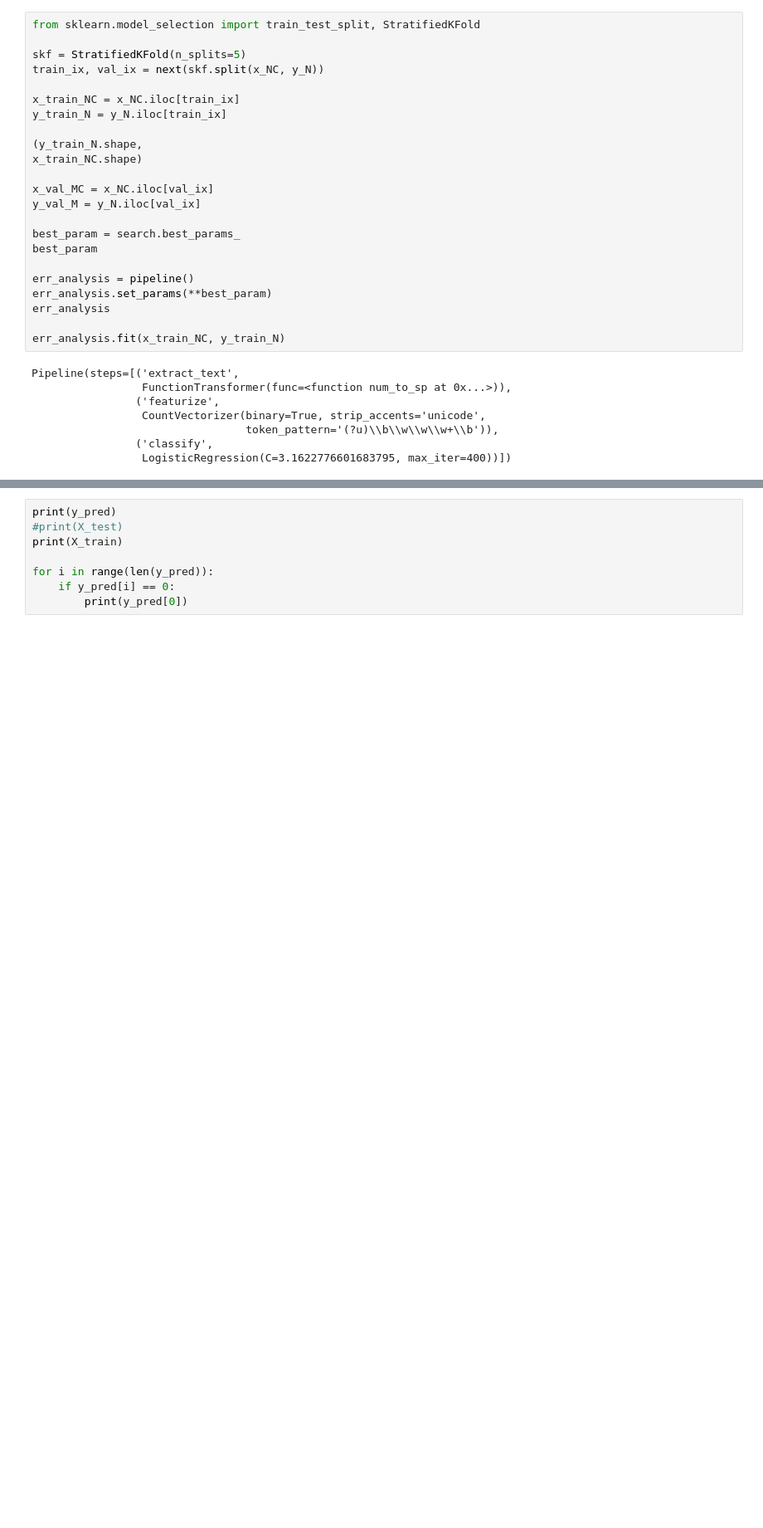
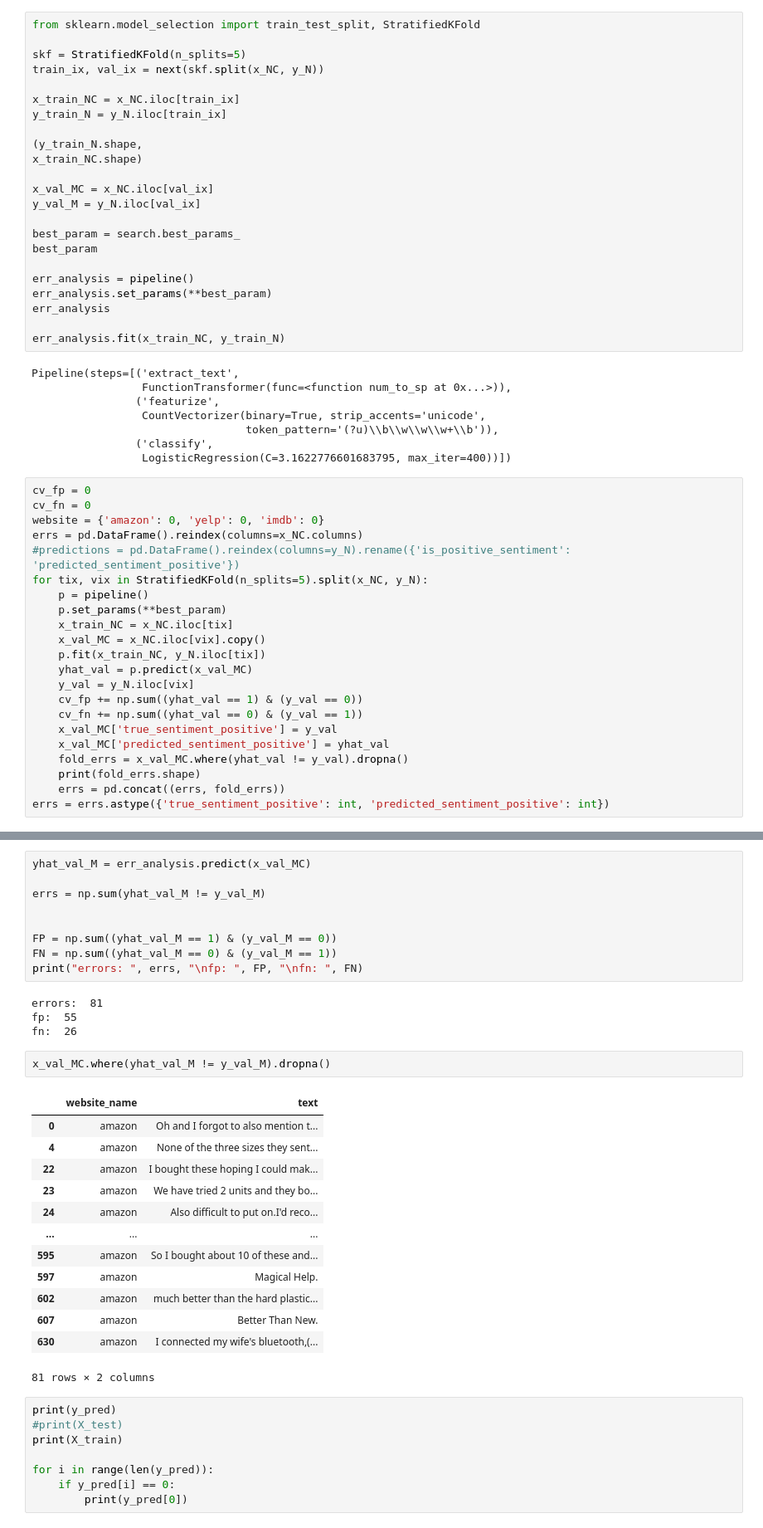
Before and after one commit to jmkeusch/cs135_proja, a Jupyter notebook: problem1_figures.ipynb, the cells around one changed output, grey strips where cells are left out. Shown at 83% size. Drawn from its saved outputs; the diff is of its cells as text; blank space fills up the shorter version.

Commit message:
more error analysis

```diff
--- a/problem1_figures.ipynb
+++ b/problem1_figures.ipynb
@@ -112,3 +113,25 @@ Pipeline(steps=[('extract_text',
                                  token_pattern='(?u)\\b\\w\\w\\w+\\b')),
                 ('classify',
                  LogisticRegression(C=3.1622776601683795, max_iter=400))])
+# %%
+cv_fp = 0
+cv_fn = 0
+website = {'amazon': 0, 'yelp': 0, 'imdb': 0}
+errs = pd.DataFrame().reindex(columns=x_NC.columns)
+#predictions = pd.DataFrame().reindex(columns=y_N).rename({'is_positive_sentiment': 'predicted_sentiment_positive'})
+for tix, vix in StratifiedKFold(n_splits=5).split(x_NC, y_N):
+    p = pipeline()
+    p.set_params(**best_param)
+    x_train_NC = x_NC.iloc[tix]
+    x_val_MC = x_NC.iloc[vix].copy()
+    p.fit(x_train_NC, y_N.iloc[tix])
+    yhat_val = p.predict(x_val_MC)
+    y_val = y_N.iloc[vix]
+    cv_fp += np.sum((yhat_val == 1) & (y_val == 0))
+    cv_fn += np.sum((yhat_val == 0) & (y_val == 1))
+    x_val_MC['true_sentiment_positive'] = y_val
+    x_val_MC['predicted_sentiment_positive'] = yhat_val
+    fold_errs = x_val_MC.where(yhat_val != y_val).dropna()
+    print(fold_errs.shape)
+    errs = pd.concat((errs, fold_errs))
+errs = errs.astype({'true_sentiment_positive': int, 'predicted_sentiment_positive': int})
@@ -115,3 +169,32 @@ Pipeline(steps=[('extract_text',
+# %%
+yhat_val_M = err_analysis.predict(x_val_MC)
+
+errs = np.sum(yhat_val_M != y_val_M)
+
+
+FP = np.sum((yhat_val_M == 1) & (y_val_M == 0))
+FN = np.sum((yhat_val_M == 0) & (y_val_M == 1))
+print("errors: ", errs, "\nfp: ", FP, "\nfn: ", FN)
+# %% [output]
+errors:  81
+fp:  55
+fn:  26
+# %%
+x_val_MC.where(yhat_val_M != y_val_M).dropna()
+# %% [output]
+|  | website_name | text |
+| 0 | amazon | Oh and I forgot to also mention t... |
+| 4 | amazon | None of the three sizes they sent... |
+| 22 | amazon | I bought these hoping I could mak... |
+| 23 | amazon | We have tried 2 units and they bo... |
+| 24 | amazon | Also difficult to put on.I'd reco... |
+| ... | ... | ... |
+| 595 | amazon | So I bought about 10 of these and... |
+| 597 | amazon | Magical Help. |
+| 602 | amazon | much better than the hard plastic... |
+| 607 | amazon | Better Than New. |
+| 630 | amazon | I connected my wife's bluetooth,(... |
+81 rows × 2 columns
 # %%
 print(y_pred)
 #print(X_test)
```
Also changed, not shown: parts of 7 cells of this notebook.
